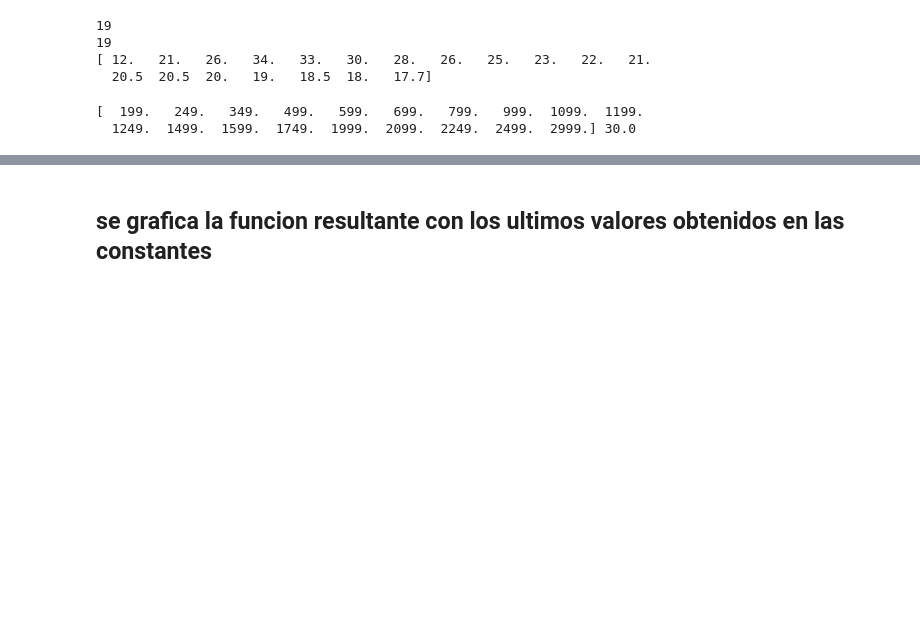
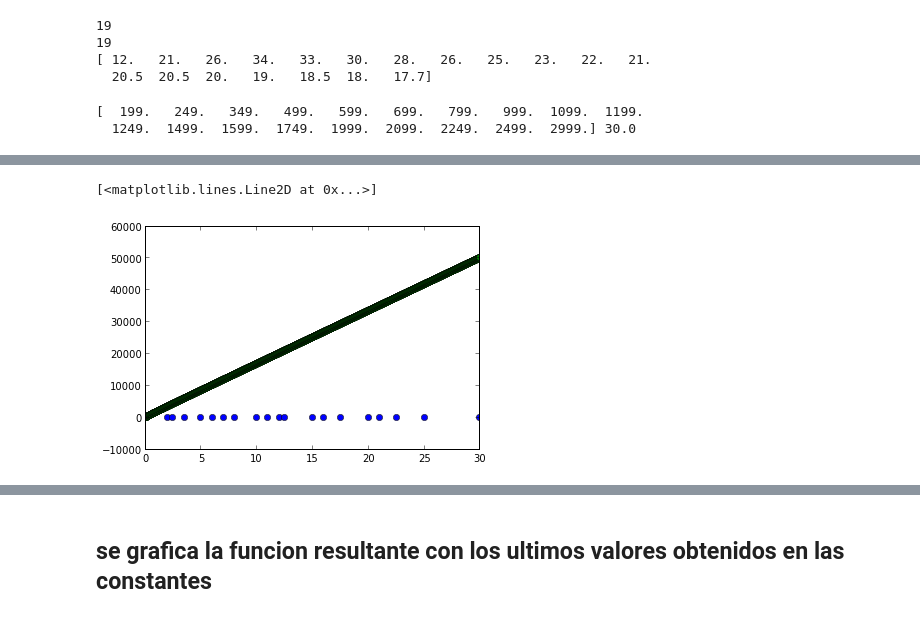
Before and after one commit to daniel-lozano/tarea8, a Jupyter notebook: ctes.ipynb, the cells around one changed output, grey strips where cells are left out. Cells and saved outputs as stored; diff of their text form; code cells hidden in the pictures; blank space fills up the shorter version.

```diff
--- a/ctes.ipynb
+++ b/ctes.ipynb
@@ -203,6 +206,12 @@ for i in range(1,iteraciones):
         #print "no hice nada"
 
     Pviejo=P.copy()
+# %%
+plot(x,Pobs, "bo")
+plot(t,P, "go")
+# %% [output]
+[<matplotlib.lines.Line2D at 0x...>]
+[figure, added]
 # %%
 scatter(alpha,beta)
 plot(alpha,beta)
```
Also changed, not shown: parts of 7 cells of this notebook.
